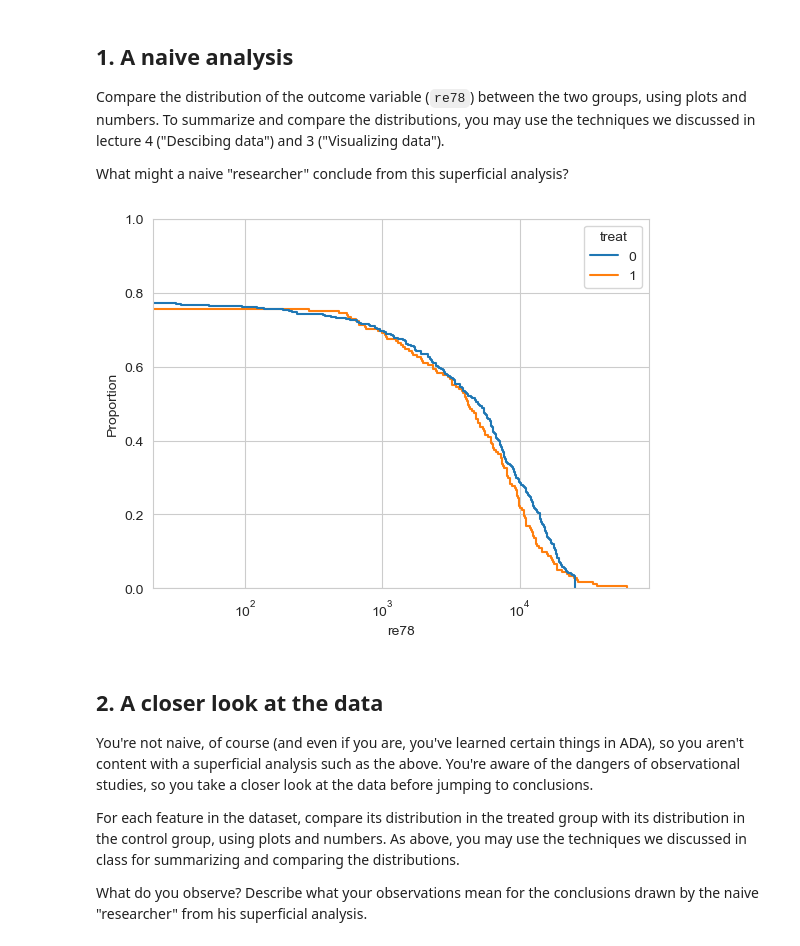
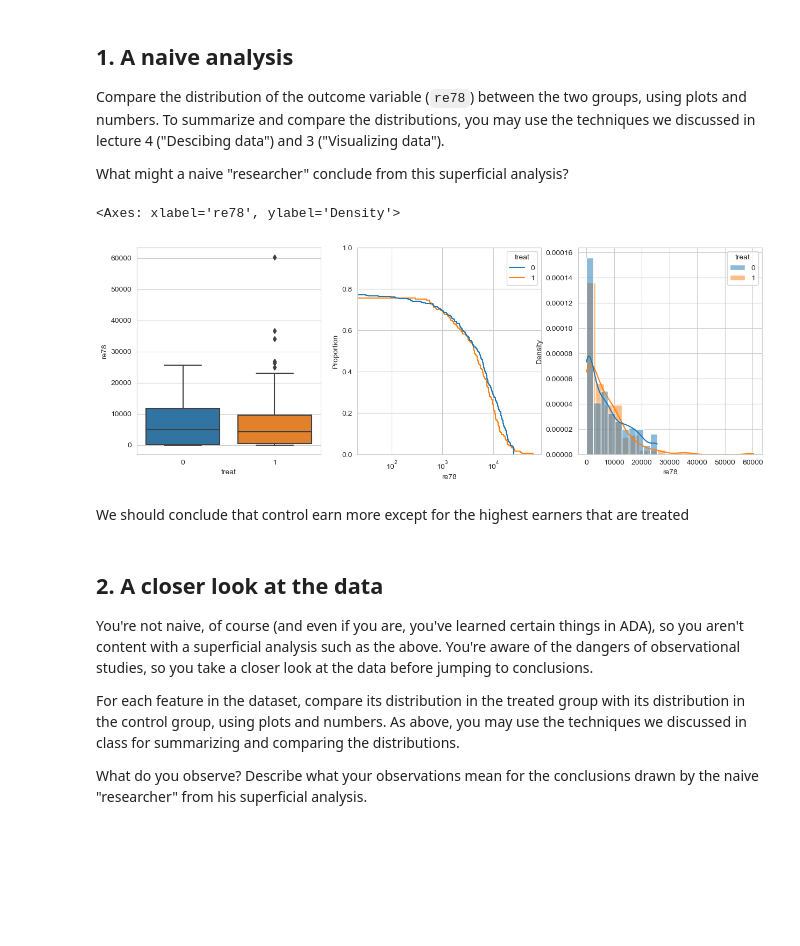
Before and after one commit to RamiATASSI/ADA, a Jupyter notebook: Exercises/05 - Causal analysis of observational data/Observational studies exercise.ipynb, the cells around one changed output. Saved outputs shown, nothing was run; the diff lists cells and outputs as text; code cells hidden in the pictures; blank space fills up the shorter version.

```diff
--- a/Exercises/05 - Causal analysis of observational data/Observational studies exercise.ipynb
+++ b/Exercises/05 - Causal analysis of observational data/Observational studies exercise.ipynb
@@ -54,12 +54,16 @@ Compare the distribution of the outcome variable (`re78`) between the two groups
 To summarize and compare the distributions, you may use the techniques we discussed in lecture 4 ("Descibing data") and 3 ("Visualizing data").
 
 What might a naive "researcher" conclude from this superficial analysis?
-# %%
-# fig, ax = plt.subplots(1, 2, figsize=(15, 5))
-sns.ecdfplot(data=df, x='re78', hue='treat', complementary=True)
-plt.xscale('log')
-# %% [output]
-[figure, removed]
+# %%
+fig, ax = plt.subplots(1, 3, figsize=(15, 5))
+sns.boxplot(data=df, x='treat', y='re78', ax=ax[0])
+sns.ecdfplot(data=df, x='re78', hue='treat', complementary=True, log_scale=True, ax=ax[1])
+sns.histplot(data=df, x='re78', hue='treat', ax=ax[2], kde=True, stat='density', common_norm=False, common_bins=False)
+# %% [output]
+<Axes: xlabel='re78', ylabel='Density'>
+[figure, added]
+# %% [markdown]
+We should conclude that control earn more except for the highest earners that are treated
 # %% [markdown]
 ## 2. A closer look at the data
 
```
Also changed, not shown: parts of 22 cells of this notebook, 2 other files.
